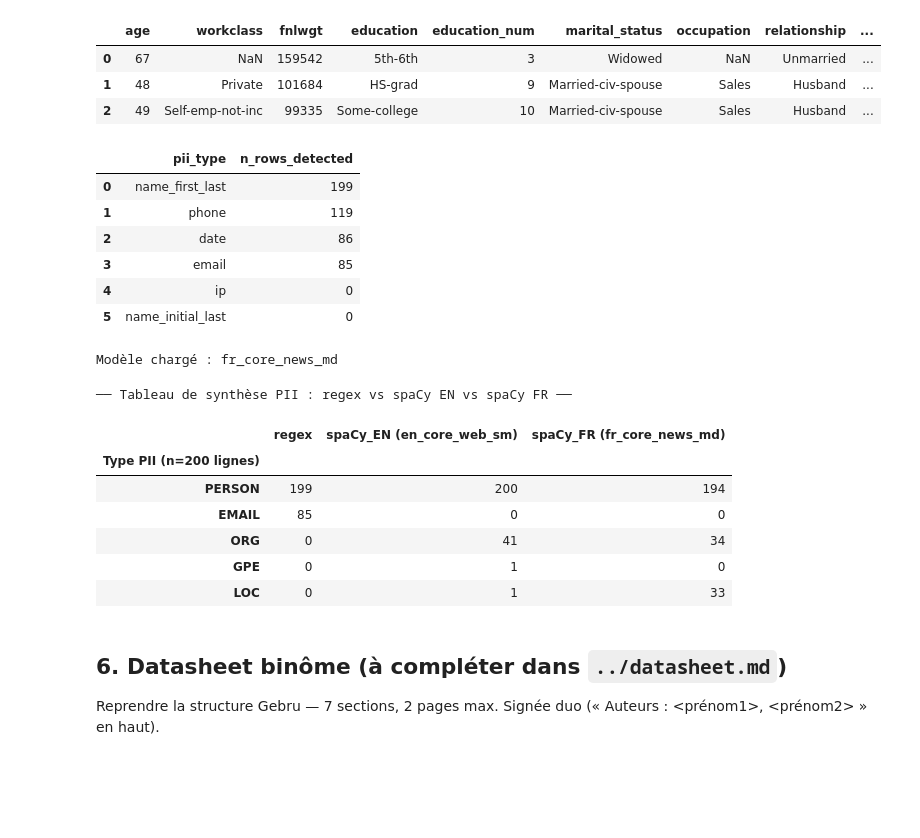
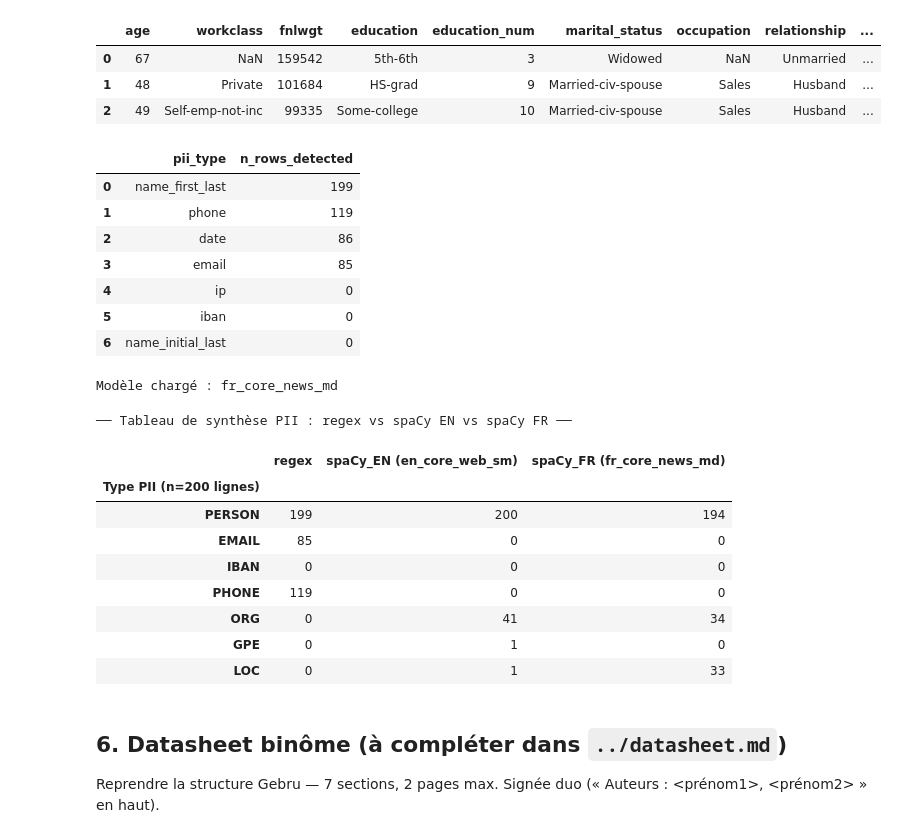
Before and after one commit to Franck-Beugnet/M2-B2-athena-celia-franck, a Jupyter notebook: notebooks/M2-B2_audit_celia_franck.ipynb, the cells around one changed output. Cells and saved outputs as stored; diff of their text form; code cells hidden in the pictures; blank space fills up the shorter version.

Commit message:
task7(detection): détection des PII  avec spaCy NER (ajout IBAN)

```diff
--- a/notebooks/M2-B2_audit_celia_franck.ipynb
+++ b/notebooks/M2-B2_audit_celia_franck.ipynb
@@ -446,6 +446,7 @@ patterns = {
     "phone": r"(?:\+?\d{1,3}[\s.-]?)?(?:\(?\d{2,4}\)?[\s.-]?)\d{2,4}[\s.-]?\d{2,4}[\s.-]?\d{2,4}",
     "date": r"\b(?:\d{1,2}[/-]\d{1,2}[/-]\d{2,4}|\d{4}-\d{2}-\d{2})\b",
     "ip": r"\b(?:\d{1,3}\.){3}\d{1,3}\b",
+    "iban":r"FR[a-zA-Z0-9]{2}\s?([0-9]{4}\s?){2}([0-9]{2})([a-zA-Z0-9]{2}\s?)([a-zA-Z0-9]{4}\s?){2}([a-zA-Z0-9]{1})([0-9]{2})\s?",
     "name_initial_last": r"\b[A-Z]\.\s?[A-Z][a-z]+\b",
     "name_first_last": r"\b[A-ZÀ-ÖØ-Ý][a-zà-öø-ÿ]+(?:[-'’][A-ZÀ-ÖØ-Ý]?[a-zà-öø-ÿ]+)*\s+[A-ZÀ-ÖØ-Ý][a-zà-öø-ÿ]+(?:[-'’][A-ZÀ-ÖØ-Ý]?[a-zà-öø-ÿ]+)*\b",
 }
@@ -469,7 +470,8 @@ display(pii_summary)
 | 2 | date | 86 |
 | 3 | email | 85 |
 | 4 | ip | 0 |
-| 5 | name_initial_last | 0 |
+| 5 | iban | 0 |
+| 6 | name_initial_last | 0 |
 # %%
 
 # --- spaCy NER sur manager_comments ---
@@ -493,6 +495,8 @@ from collections import defaultdict
 TYPE_MAP = {
     "PERSON": {"en": "PERSON", "fr": "PER",  "regex": "name_first_last"},
     "EMAIL":  {"en": None,      "fr": None,   "regex": "email"},
+    "IBAN":  {"en": None,      "fr": None,   "regex": "iban"},
+    "PHONE":  {"en": None,      "fr": None,   "regex": "phone"},
     "ORG":    {"en": "ORG",     "fr": "ORG",  "regex": None},
     "GPE":    {"en": "GPE",     "fr": None,  "regex": None},
     "LOC":    {"en": "LOC",     "fr": "LOC",  "regex": None},
@@ -511,33 +515,35 @@ def count_ner(model_name: str, comments) -> dict:
             counts[lbl] += 1
     return counts
 
 counts_en = count_ner("en_core_web_sm", comments)
 counts_fr = count_ner("fr_core_news_md", comments)
 
 # Récupération des résultats regex depuis pii_summary
 regex_lookup = pii_summary.set_index("pii_type")["n_rows_detected"].to_dict()
 
 # Construction du tableau de synthèse
 rows = []
 for cat, mapping in TYPE_MAP.items():
     rows.append({
         "type_PII":                   cat,
         "regex":                      regex_lookup.get(mapping["regex"], 0) if mapping["regex"] else 0,
         "spaCy_EN (en_core_web_sm)":  counts_en.get(mapping["en"], 0) if mapping["en"] else 0,
         "spaCy_FR (fr_core_news_md)": counts_fr.get(mapping["fr"], 0) if mapping["fr"] else 0,
     })
 
 synthesis = pd.DataFrame(rows).set_index("type_PII")
 synthesis.index.name = f"Type PII  (n={len(comments)} lignes)"
 
 print("── Tableau de synthèse PII : regex vs spaCy EN vs spaCy FR ──\n")
 display(synthesis)
 # %% [output]
 ── Tableau de synthèse PII : regex vs spaCy EN vs spaCy FR ──
 |  | regex | spaCy_EN (en_core_web_sm) | spaCy_FR (fr_core_news_md) |
 | Type PII (n=200 lignes) |  |  |  |
 | PERSON | 199 | 200 | 194 |
 | EMAIL | 85 | 0 | 0 |
+| IBAN | 0 | 0 | 0 |
+| PHONE | 119 | 0 | 0 |
 | ORG | 0 | 41 | 34 |
 | GPE | 0 | 1 | 0 |
 | LOC | 0 | 1 | 33 |
```
